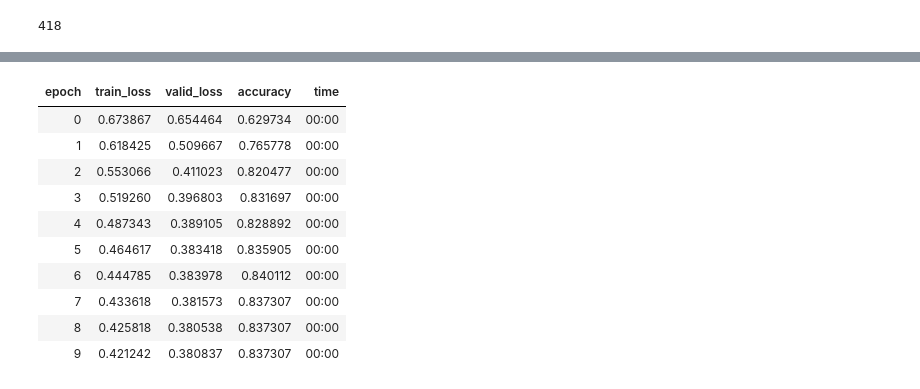
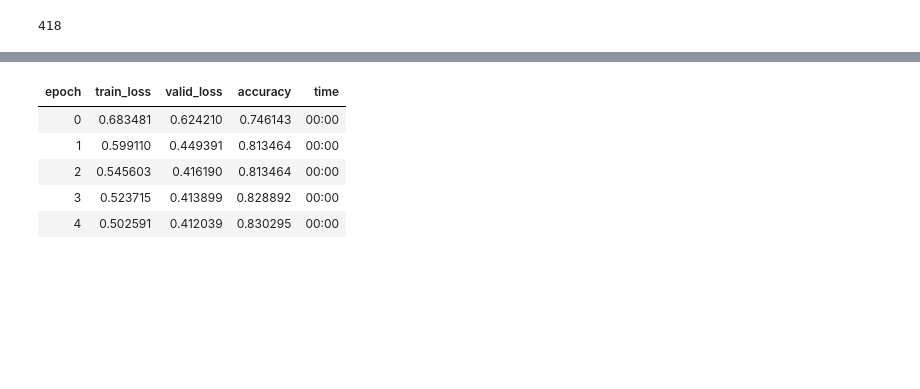
Before and after one commit to Puurun/fastai_code_example, a Jupyter notebook: pytorch-titanic.ipynb, the cells around one changed output, grey strips where cells are left out. Saved outputs shown, nothing was run; the diff lists cells and outputs as text; code cells hidden in the pictures; blank space fills up the shorter version.

```diff
--- a/pytorch-titanic.ipynb
+++ b/pytorch-titanic.ipynb
@@ -640,14 +640,9 @@ SuggestedLRs(valley=0.0014454397605732083)
 # %%
-learn.fit_one_cycle(10, 1e-3)
+learn.fit_one_cycle(5, 1e-3)
 # %% [output]
 | epoch | train_loss | valid_loss | accuracy | time |
-| 0 | 0.673867 | 0.654464 | 0.629734 | 00:00 |
-| 1 | 0.618425 | 0.509667 | 0.765778 | 00:00 |
-| 2 | 0.553066 | 0.411023 | 0.820477 | 00:00 |
-| 3 | 0.519260 | 0.396803 | 0.831697 | 00:00 |
-| 4 | 0.487343 | 0.389105 | 0.828892 | 00:00 |
-| 5 | 0.464617 | 0.383418 | 0.835905 | 00:00 |
-| 6 | 0.444785 | 0.383978 | 0.840112 | 00:00 |
-| 7 | 0.433618 | 0.381573 | 0.837307 | 00:00 |
-| 8 | 0.425818 | 0.380538 | 0.837307 | 00:00 |
-| 9 | 0.421242 | 0.380837 | 0.837307 | 00:00 |
+| 0 | 0.683481 | 0.624210 | 0.746143 | 00:00 |
+| 1 | 0.599110 | 0.449391 | 0.813464 | 00:00 |
+| 2 | 0.545603 | 0.416190 | 0.813464 | 00:00 |
+| 3 | 0.523715 | 0.413899 | 0.828892 | 00:00 |
+| 4 | 0.502591 | 0.412039 | 0.830295 | 00:00 |
```
Also changed, not shown: parts of 4 cells of this notebook.
